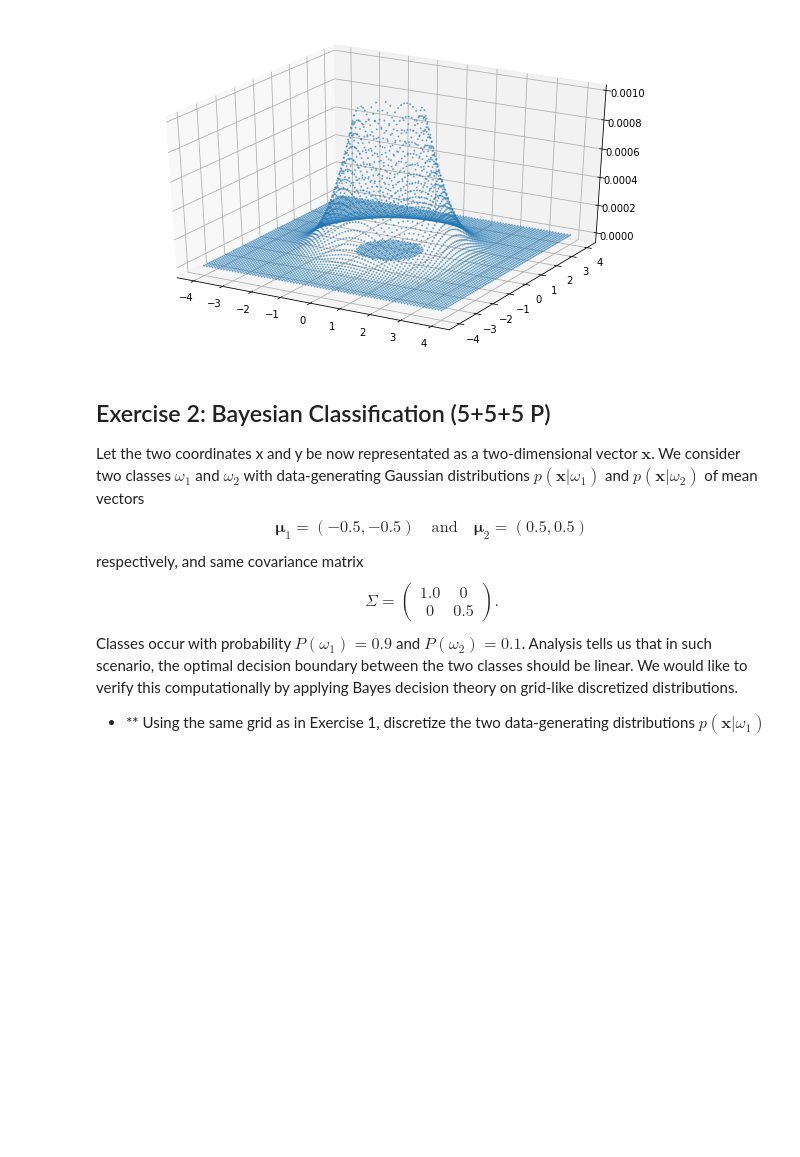
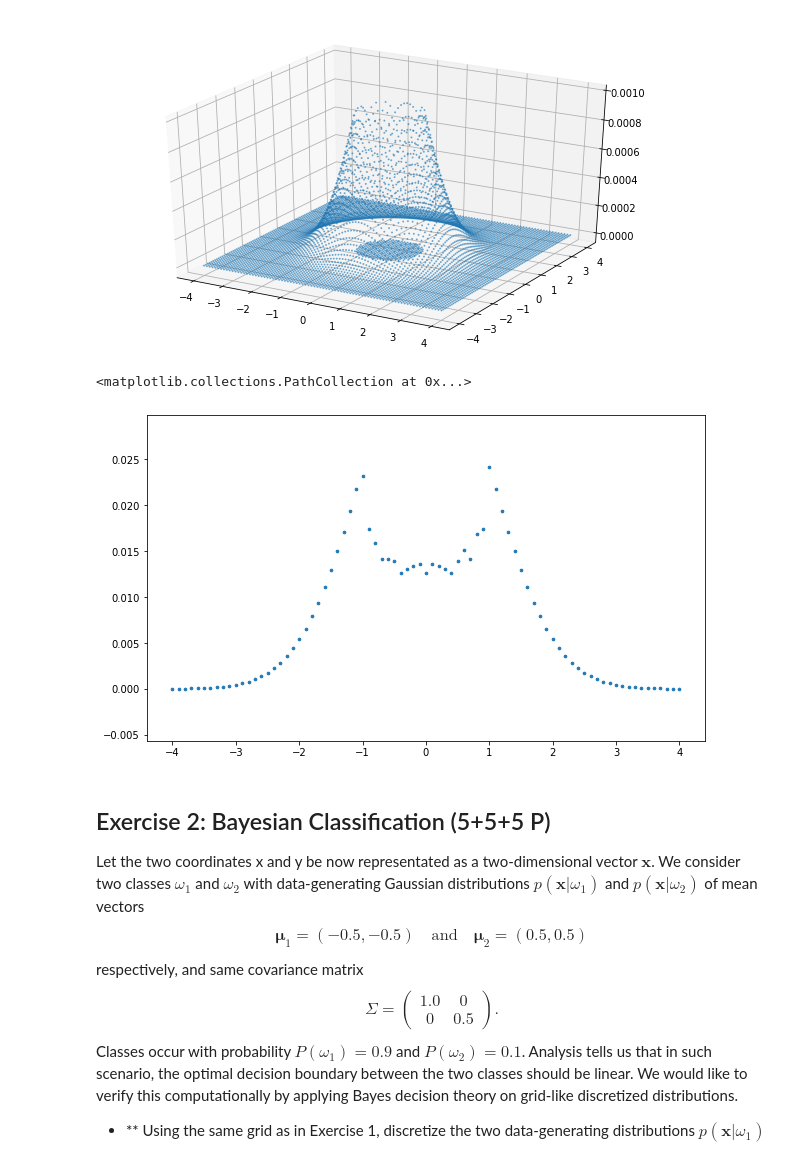
Before and after one commit to oleksa-oleksa/Python, a Jupyter notebook: Machine_Learning/sheet01_Bayes_Decision_Theory.ipynb, the cells around one changed output. Drawn from its saved outputs; the diff is of its cells as text; code cells hidden in the pictures; blank space fills up the shorter version.

```diff
--- a/Machine_Learning/sheet01_Bayes_Decision_Theory.ipynb
+++ b/Machine_Learning/sheet01_Bayes_Decision_Theory.ipynb
@@ -125,3 +120,13 @@ solutions.s1c()
+# %%
+### REPLACE BY YOUR CODE
+P_marg = P.sum(axis=0)
+fig = plt.figure(figsize=(10,6))
+ax = plt.axes()
+ax.scatter(R, P_marg,s=7,alpha=1)
+###
+# %% [output]
+<matplotlib.collections.PathCollection at 0x...>
+[figure, added]
 # %% [markdown]
 ## Exercise 2: Bayesian Classification (5+5+5 P)
 
```
Also changed, not shown: parts of 1 cell of this notebook.
